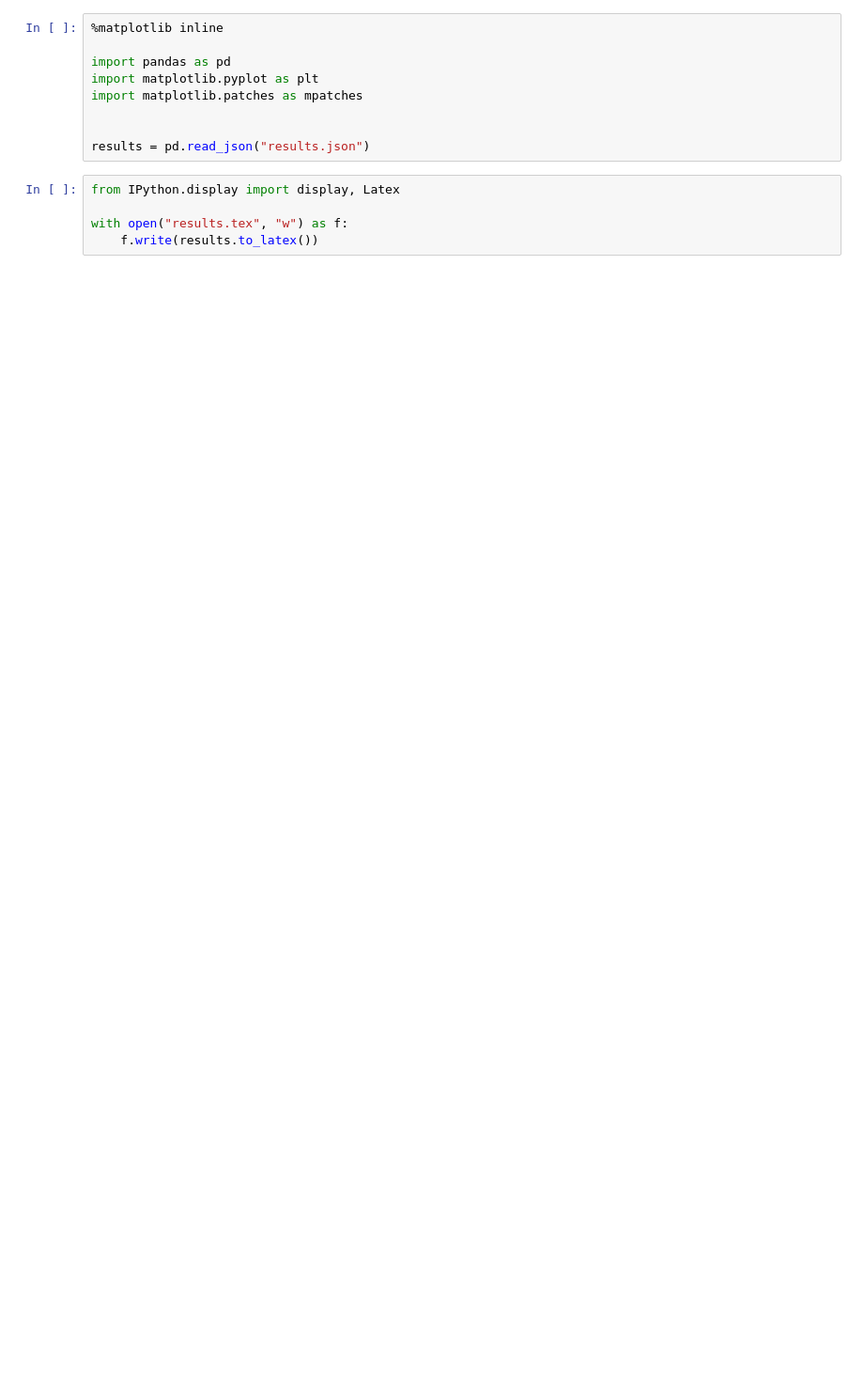
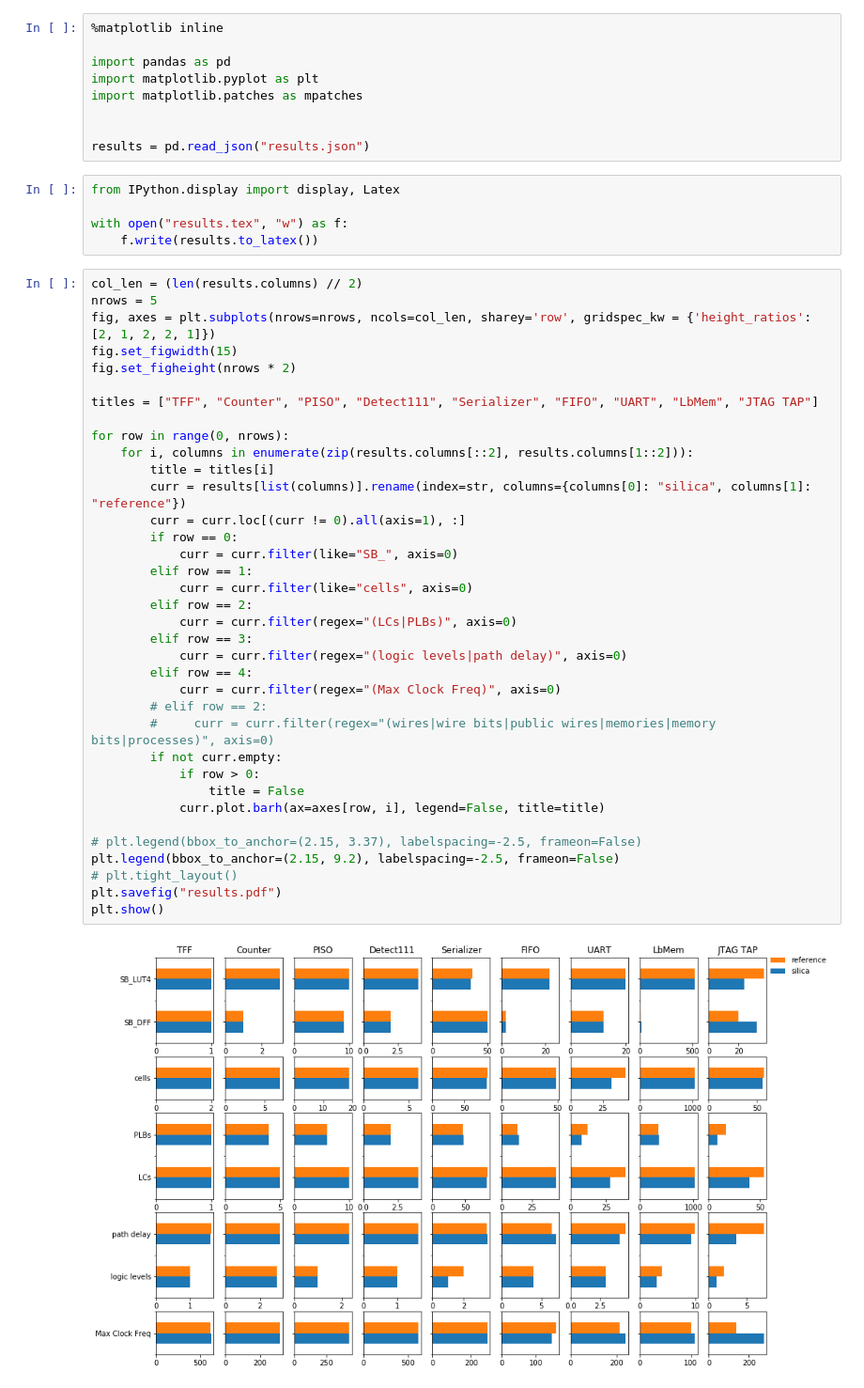
Before and after one commit to leonardt/silica, a Jupyter notebook: Evaluation.ipynb, the cells around one changed output. Shown at 94% size. Cells and saved outputs as stored; diff of their text form; blank space fills up the shorter version.

```diff
--- a/Evaluation.ipynb
+++ b/Evaluation.ipynb
@@ -12,6 +12,44 @@ from IPython.display import display, Latex
 
 with open("results.tex", "w") as f:
     f.write(results.to_latex())
+# %%
+col_len = (len(results.columns) // 2)
+nrows = 5
+fig, axes = plt.subplots(nrows=nrows, ncols=col_len, sharey='row', gridspec_kw = {'height_ratios':[2, 1, 2, 2, 1]})
+fig.set_figwidth(15)
+fig.set_figheight(nrows * 2)
+
+titles = ["TFF", "Counter", "PISO", "Detect111", "Serializer", "FIFO", "UART", "LbMem", "JTAG TAP"]
+
+for row in range(0, nrows):
+    for i, columns in enumerate(zip(results.columns[::2], results.columns[1::2])):
+        title = titles[i]
+        curr = results[list(columns)].rename(index=str, columns={columns[0]: "silica", columns[1]: "reference"})
+        curr = curr.loc[(curr != 0).all(axis=1), :]
+        if row == 0:
+            curr = curr.filter(like="SB_", axis=0)
+        elif row == 1:
+            curr = curr.filter(like="cells", axis=0)
+        elif row == 2:
+            curr = curr.filter(regex="(LCs|PLBs)", axis=0)
+        elif row == 3:
+            curr = curr.filter(regex="(logic levels|path delay)", axis=0)
+        elif row == 4:
+            curr = curr.filter(regex="(Max Clock Freq)", axis=0)
+        # elif row == 2:
+        #     curr = curr.filter(regex="(wires|wire bits|public wires|memories|memory bits|processes)", axis=0)
+        if not curr.empty:
+            if row > 0:
+                title = False
+            curr.plot.barh(ax=axes[row, i], legend=False, title=title)
+
+# plt.legend(bbox_to_anchor=(2.15, 3.37), labelspacing=-2.5, frameon=False)
+plt.legend(bbox_to_anchor=(2.15, 9.2), labelspacing=-2.5, frameon=False)
+# plt.tight_layout()
+plt.savefig("results.pdf")
+plt.show()
+# %% [output]
+[figure, added]
 # %%
 col_len = (len(results.columns) // 2)
 fig, axes = plt.subplots(nrows=2, ncols=col_len, sharey='row')
```
Also changed, not shown: parts of 6 cells of this notebook, 5 other files.
